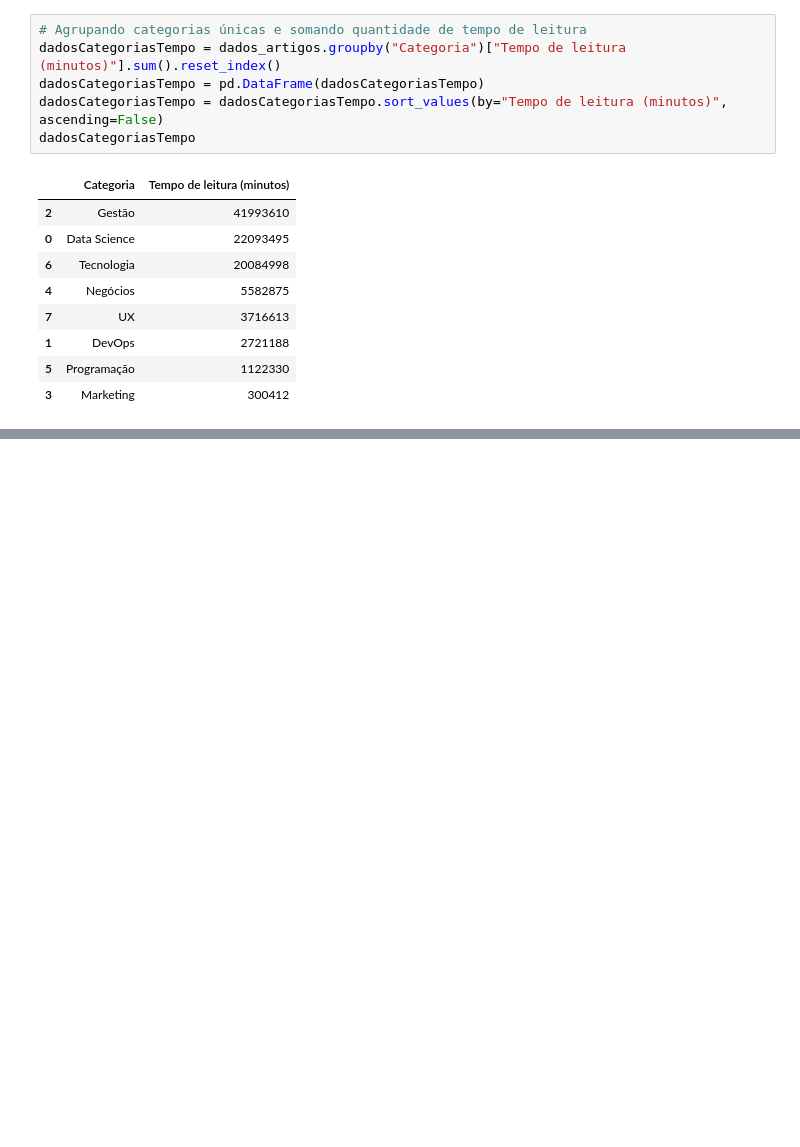
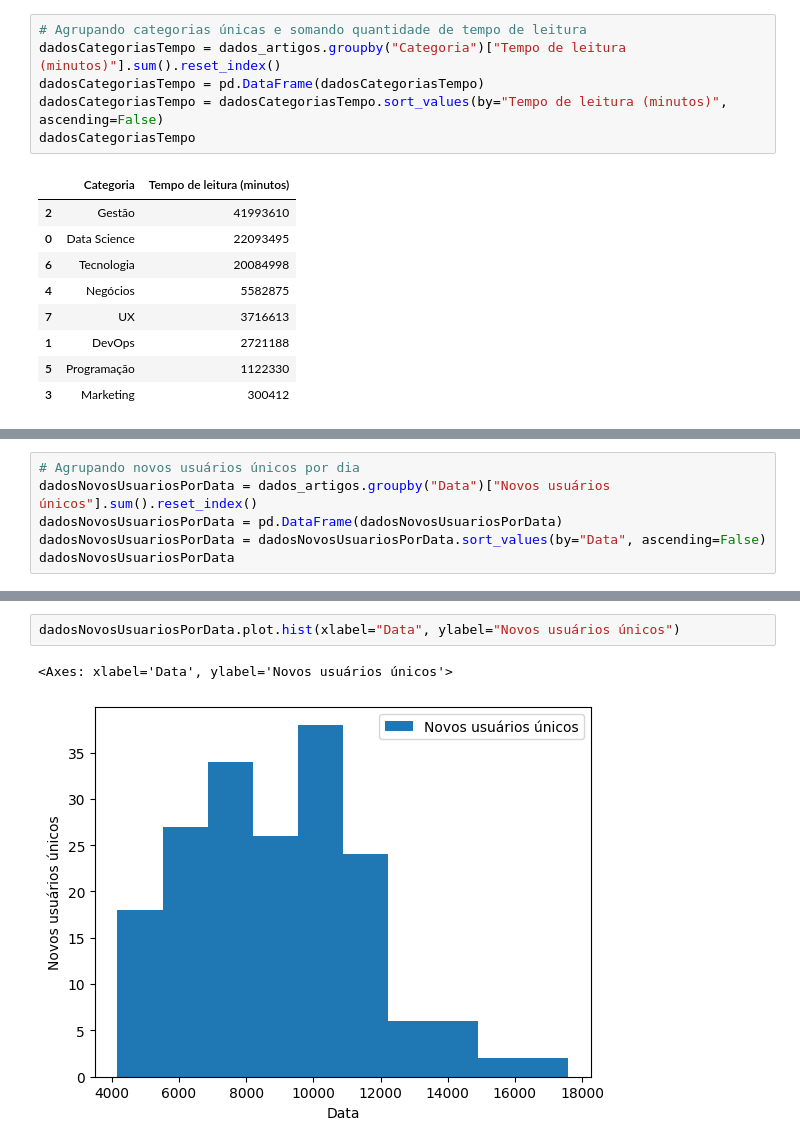
Before and after one commit to joseevilasio/ChallengeBI_Alura, a Jupyter notebook: analises_codfonte.ipynb, the cells around one changed output, grey strips where cells are left out. Cells and saved outputs as stored; diff of their text form; blank space fills up the shorter version.

Commit message:
novos usuários

```diff
--- a/analises_codfonte.ipynb
+++ b/analises_codfonte.ipynb
@@ -373,0 +374,6 @@ Text(0.5, 1.0, 'Dispersão Categoria (Tempo de Leitura)')
+# %%
+# Agrupando novos usuários únicos por dia
+dadosNovosUsuariosPorData = dados_artigos.groupby("Data")["Novos usuários únicos"].sum().reset_index()
+dadosNovosUsuariosPorData = pd.DataFrame(dadosNovosUsuariosPorData)
+dadosNovosUsuariosPorData = dadosNovosUsuariosPorData.sort_values(by="Data", ascending=False)
+dadosNovosUsuariosPorData
@@ -373,0 +394,5 @@ Text(0.5, 1.0, 'Dispersão Categoria (Tempo de Leitura)')
+# %%
+dadosNovosUsuariosPorData.plot.hist(xlabel="Data", ylabel="Novos usuários únicos")
+# %% [output]
+<Axes: xlabel='Data', ylabel='Novos usuários únicos'>
+[figure, added]
```
Also changed, not shown: parts of 3 cells of this notebook.
